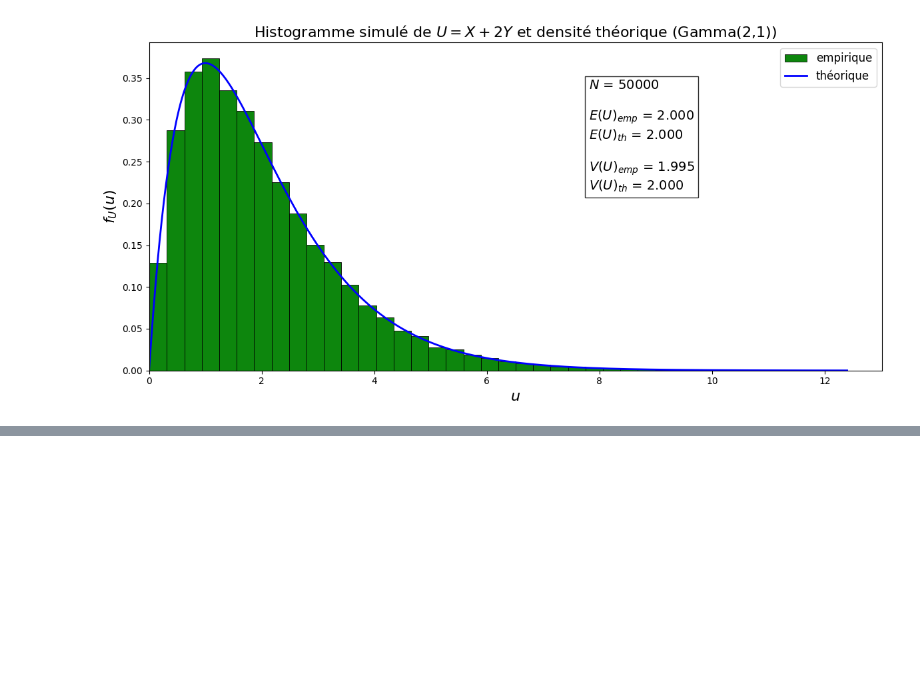
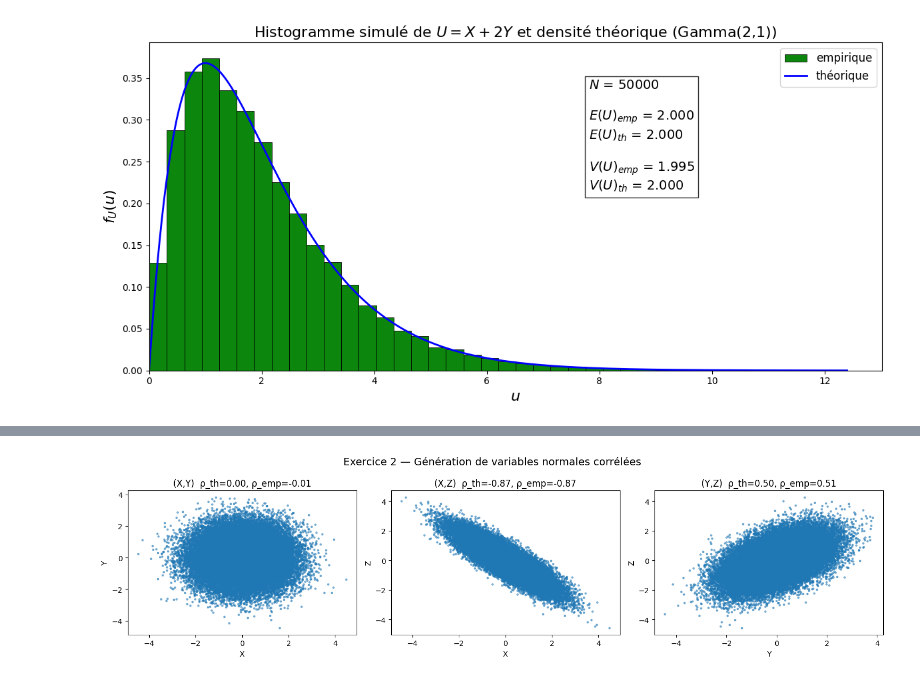
Before and after one commit to PM-Poisson/PROBA, a Jupyter notebook: TP6.ipynb, the cells around one changed output, grey strips where cells are left out. Cells and saved outputs as stored; diff of their text form; code cells hidden in the pictures; blank space fills up the shorter version.

```diff
--- a/TP6.ipynb
+++ b/TP6.ipynb
@@ -66,3 +60,81 @@ plt.tight_layout()
 plt.show()
 # %% [output]
 [figure]
+# %%
+import numpy as np
+import matplotlib.pyplot as plt
+
+# ===============================================
+# EXERCICE 2 : Génération de deux variables corrélées
+# ===============================================
+
+# --- Paramètres ---
+N = 50000                     # nombre d'expériences
+rho_XZ = -np.sqrt(3)/2        # corrélation voulue entre X et Z
+sigma_Z = 1                   # écart-type de Z voulu
+
+# --- Calcul des coefficients a et b ---
+# On veut Var(Z) = 1 -> a^2 + b^2 = 1
+# donc a = rho_XZ (car corr(X,Z) = a / sqrt(a^2+b^2))
+a = rho_XZ
+b = np.sqrt(1 - a**2)         # choisir le signe positif pour b (possible aussi négatif)
+
+print("Coefficients choisis :")
+print(f"a = {a:.3f}, b = {b:.3f}")
+print(f"Vérification : a^2 + b^2 = {a**2 + b**2:.3f}")
+
+# --- Simulation de X et Y indépendantes ---
+np.random.seed(42)
+X = np.random.normal(0, 1, N)
+Y = np.random.normal(0, 1, N)
+
+# --- Construction de Z ---
+Z = a * X + b * Y
+
+# --- Corrélations théoriques ---
+corr_XY_th = 0
+corr_XZ_th = a
+corr_YZ_th = b
+
+# --- Corrélations empiriques ---
+corr = np.corrcoef(np.vstack([X, Y, Z]))
+corr_XY_emp = corr[0, 1]
+corr_XZ_emp = corr[0, 2]
+corr_YZ_emp = corr[1, 2]
+
+print("\nCorrélations :")
+print(f"  corr(X,Y) théorique = {corr_XY_th:.3f}, empirique = {corr_XY_emp:.3f}")
+print(f"  corr(X,Z) théorique = {corr_XZ_th:.3f}, empirique = {corr_XZ_emp:.3f}")
+print(f"  corr(Y,Z) théorique = {corr_YZ_th:.3f}, empirique = {corr_YZ_emp:.3f}")
+
+# --- Vérification de l’écart-type de Z ---
+print(f"\nÉcart-type de Z (empirique) = {Z.std():.3f}")
+
+# --- Tracés des nuages de points ---
+plt.figure(figsize=(15,4))
+
+# (X,Y)
+plt.subplot(1,3,1)
+plt.scatter(X, Y, s=5, alpha=0.5)
+plt.title(f"(X,Y)  ρ_th={corr_XY_th:.2f}, ρ_emp={corr_XY_emp:.2f}")
+plt.xlabel("X")
+plt.ylabel("Y")
+
+# (X,Z)
+plt.subplot(1,3,2)
+plt.scatter(X, Z, s=5, alpha=0.5)
+plt.title(f"(X,Z)  ρ_th={corr_XZ_th:.2f}, ρ_emp={corr_XZ_emp:.2f}")
+plt.xlabel("X")
+plt.ylabel("Z")
+
+# (Y,Z)
+plt.subplot(1,3,3)
+plt.scatter(Y, Z, s=5, alpha=0.5)
+plt.title(f"(Y,Z)  ρ_th={corr_YZ_th:.2f}, ρ_emp={corr_YZ_emp:.2f}")
+plt.xlabel("Y")
+plt.ylabel("Z")
+
+plt.suptitle("Exercice 2 — Génération de variables normales corrélées", fontsize=14)
+plt.tight_layout()
+plt.show()
+# %% [output]
@@ -68,0 +151 @@ plt.show()
+[figure, added]
```
Also changed, not shown: parts of 3 cells of this notebook.
